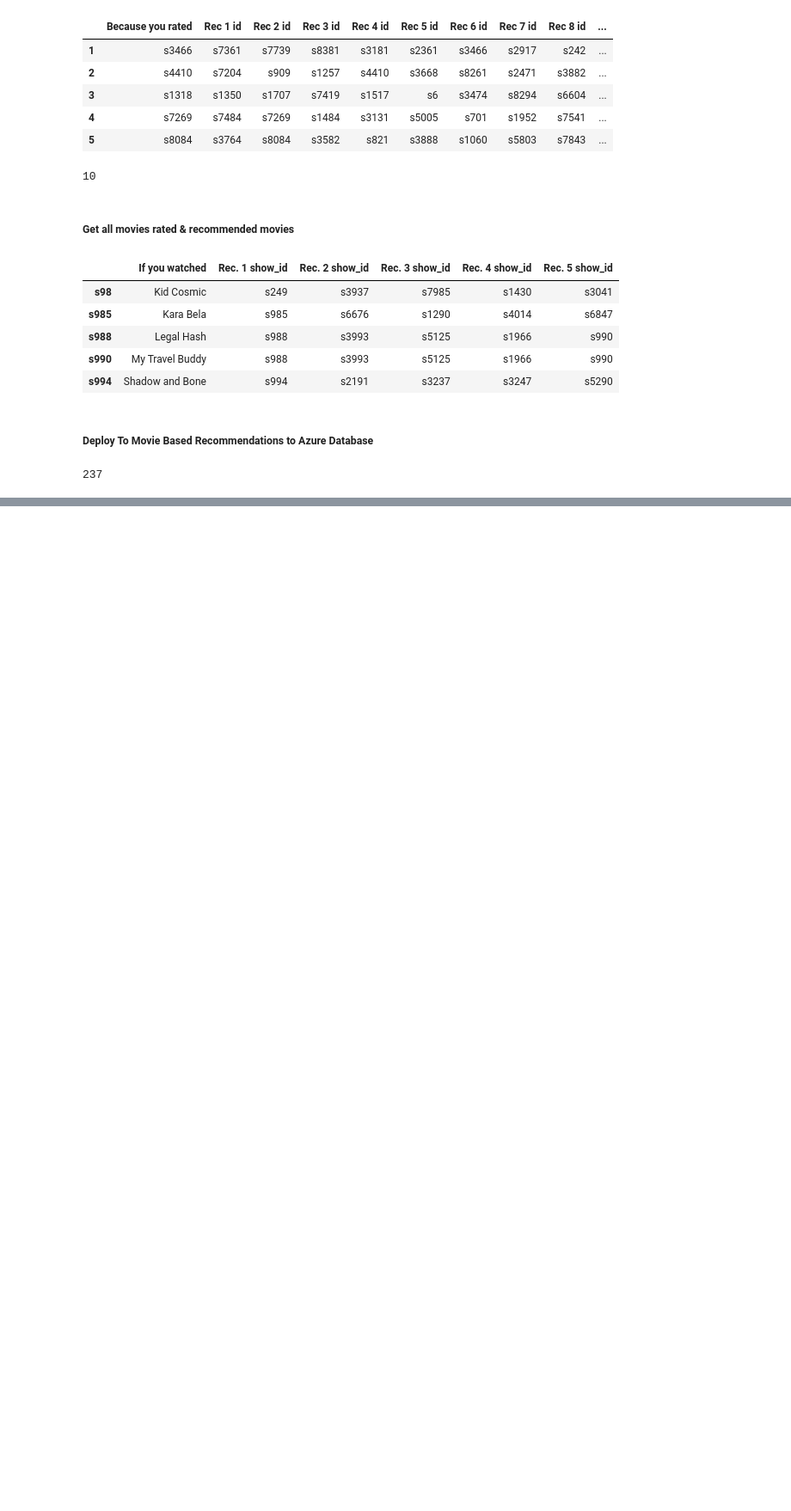
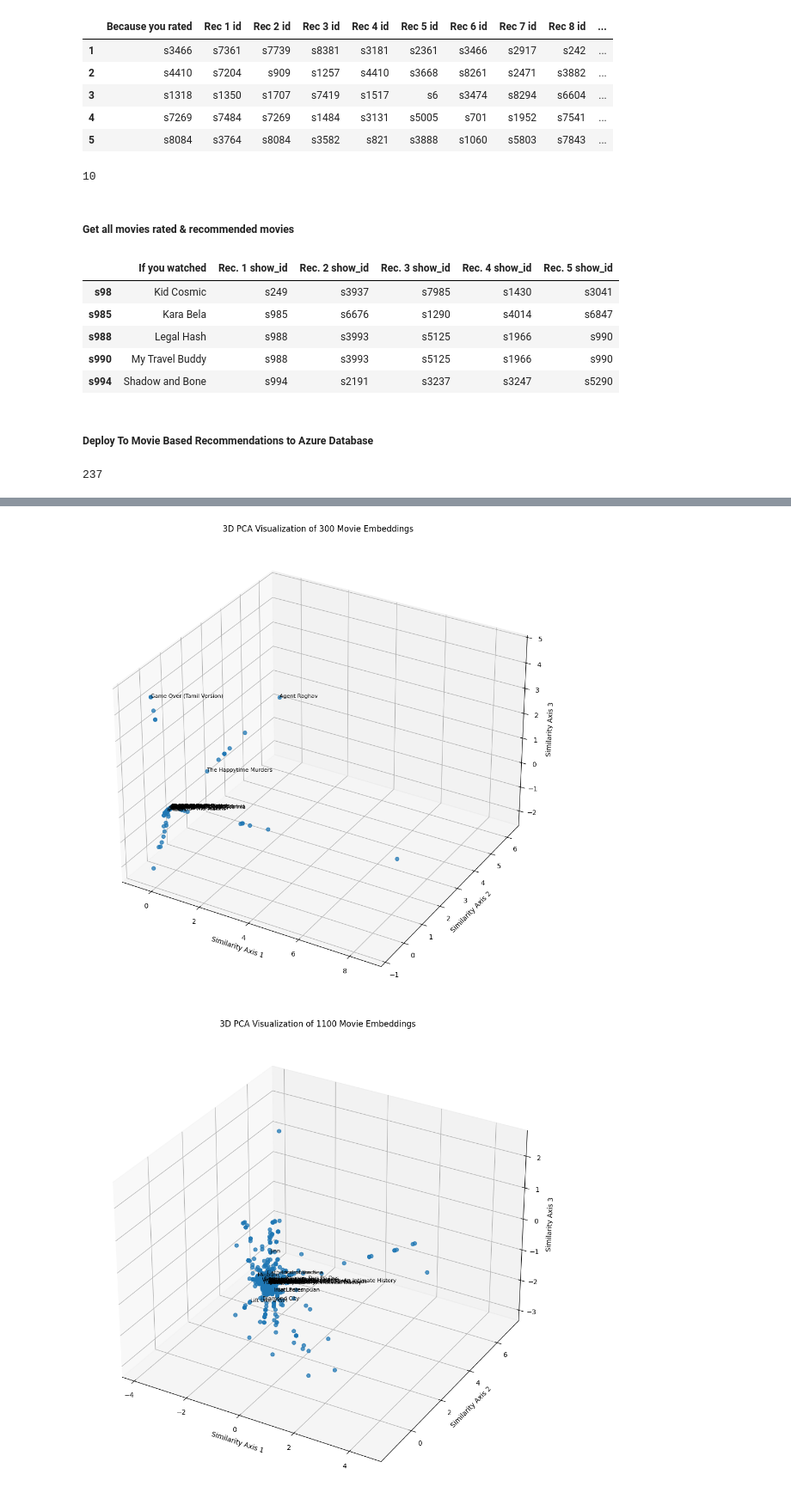
Before and after one commit to sand20man/Winter_Intex_1-10, a Jupyter notebook: ML_Pipeline.ipynb, the cells around one changed output, grey strips where cells are left out. Shown at 86% size. Saved outputs shown, nothing was run; the diff lists cells and outputs as text; code cells hidden in the pictures; blank space fills up the shorter version.

```diff
--- a/ML_Pipeline.ipynb
+++ b/ML_Pipeline.ipynb
@@ -801,0 +943,52 @@ df_recommendations.to_sql(
+# %%
+import pandas as pd
+import numpy as np
+import matplotlib.pyplot as plt
+from sklearn.decomposition import PCA
+from mpl_toolkits.mplot3d import Axes3D
+
+# Load your data
+df_movies = pd.read_csv('movies_titles.csv')
+df_ratings = pd.read_csv('movies_ratings.csv')
+
+# Create user-item matrix (movies x users)
+X_full = df_ratings.pivot_table(index='show_id', columns='user_id', values='rating').fillna(0)
+
+# Sample sizes to visualize
+sample_sizes = [300, 1100, len(X_full)]
+
+for n in sample_sizes:
+    if len(X_full) < n:
+        print(f"⚠️ Skipping n={n} because your dataset only has {len(X_full)} movies.")
+        continue
+
+    # Sample and apply PCA
+    X_sampled = X_full.sample(n=n, random_state=42)
+    pca = PCA(n_components=3)
+    X_3d = pca.fit_transform(X_sampled)
+
+    # Map sampled movie IDs to titles
+    sampled_ids = X_sampled.index
+    movie_lookup = df_movies.set_index('show_id')
+    sampled_titles = movie_lookup.loc[sampled_ids, 'title'].fillna('[No Title]').values
+
+    # Plot
+    fig = plt.figure(figsize=(13, 10))
+    ax = fig.add_subplot(111, projection='3d')
+    ax.scatter(X_3d[:, 0], X_3d[:, 1], X_3d[:, 2], alpha=0.75, s=30)
+
+    # Annotate a few titles
+    for i in range(0, len(sampled_titles), max(1, len(sampled_titles)//30)):
+        ax.text(X_3d[i, 0], X_3d[i, 1], X_3d[i, 2], sampled_titles[i], fontsize=8)
+
+    # Label the axes nicely
+    ax.set_title(f'3D PCA Visualization of {n} Movie Embeddings')
+    ax.set_xlabel('Similarity Axis 1')
+    ax.set_ylabel('Similarity Axis 2')
+    ax.set_zlabel('Similarity Axis 3')
+
+    plt.tight_layout()
+    plt.show()
+# %% [output]
+[figure, added]
+[figure, added]
```
Also changed, not shown: parts of 8 cells of this notebook, 3 other files.
